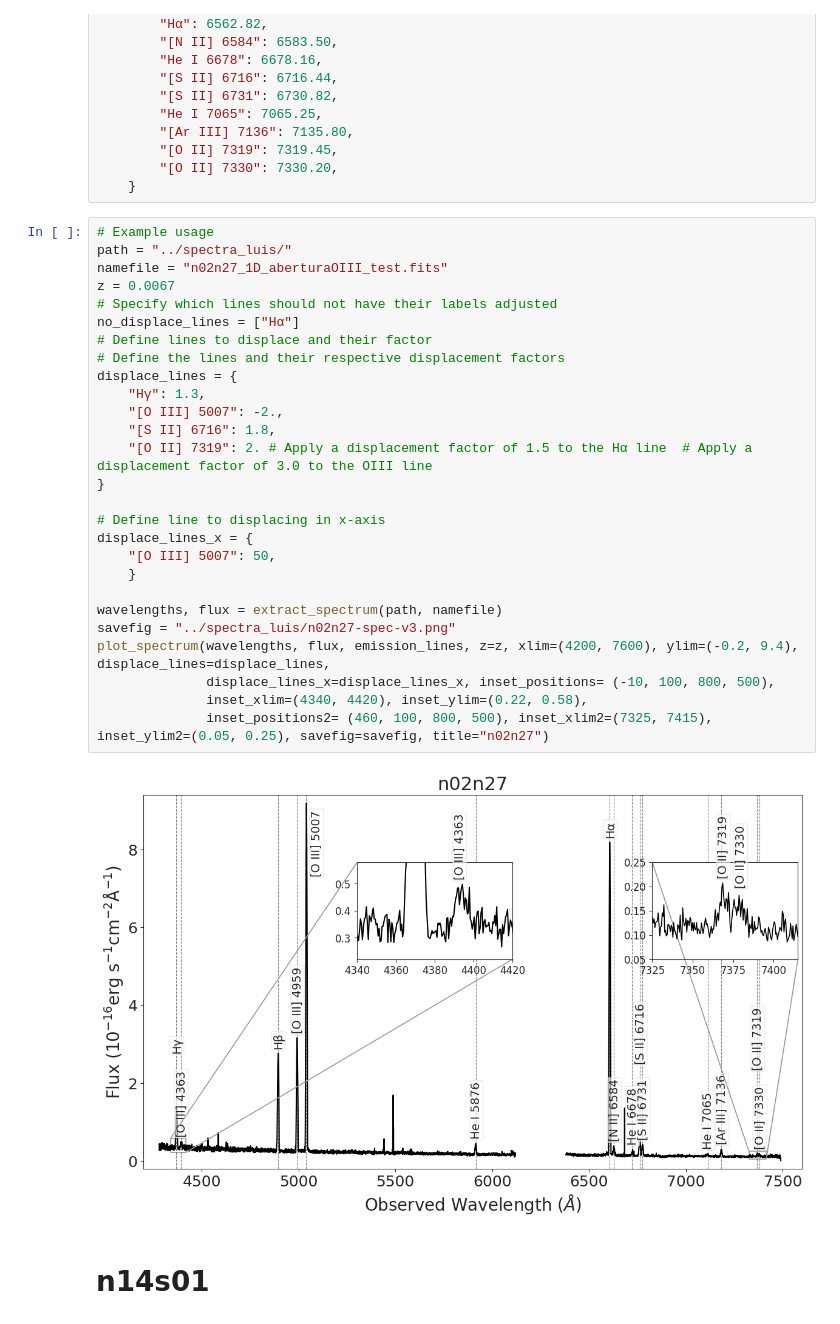
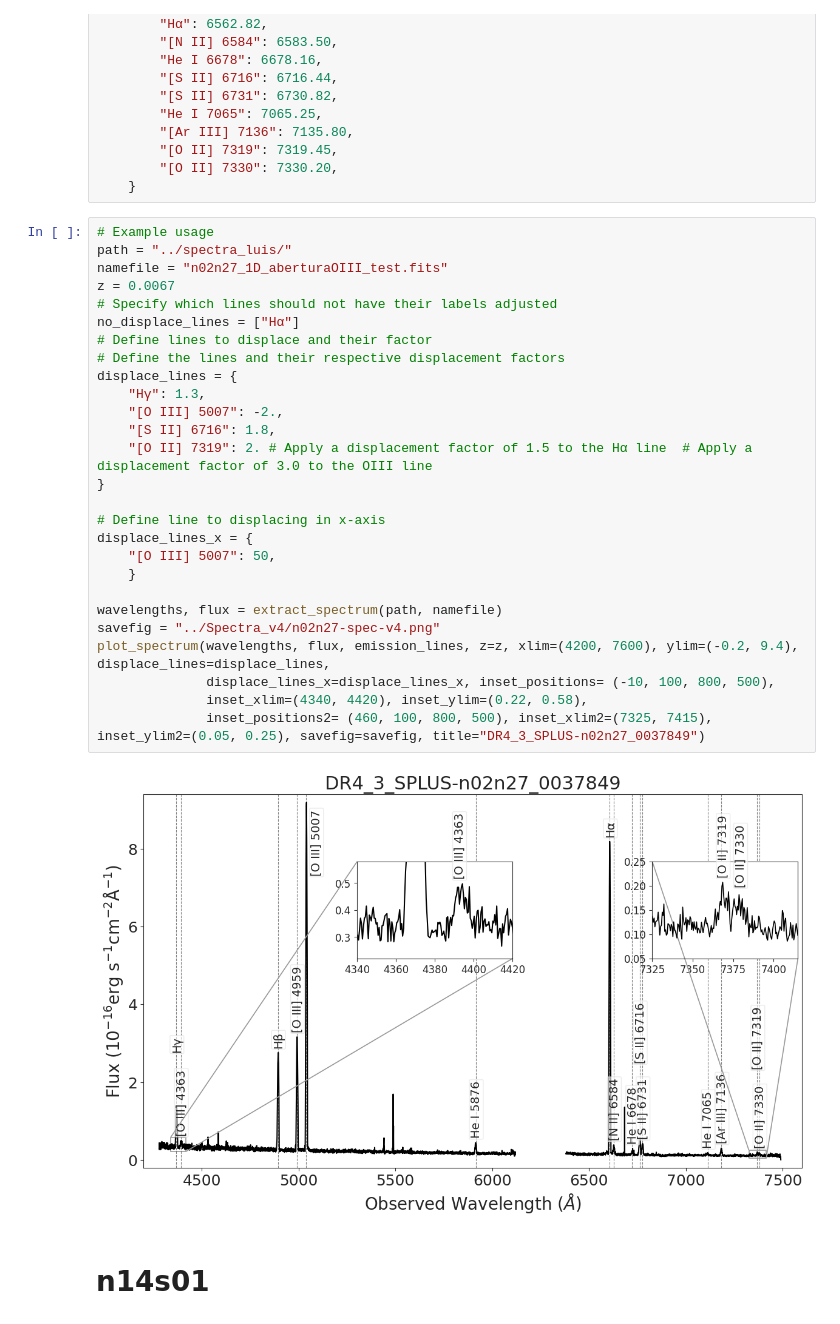
Before and after one commit to AngelGSoto/SpectraPlotterLabel, a Jupyter notebook: Notebooks/SpectraPlotterLabel_subplot-automatic_FITS_cleaned.ipynb, the cells around one changed output. Saved outputs shown, nothing was run; the diff lists cells and outputs as text.

```diff
--- a/Notebooks/SpectraPlotterLabel_subplot-automatic_FITS_cleaned.ipynb
+++ b/Notebooks/SpectraPlotterLabel_subplot-automatic_FITS_cleaned.ipynb
@@ -217,32 +217,32 @@ emission_lines = {
 # %%
 # Example usage
 path = "../spectra_luis/"
 namefile = "n02n27_1D_aberturaOIII_test.fits"
 z = 0.0067
 # Specify which lines should not have their labels adjusted
 no_displace_lines = ["Hα"]
 # Define lines to displace and their factor
 # Define the lines and their respective displacement factors
 displace_lines = {
     "Hγ": 1.3,
     "[O III] 5007": -2.,
     "[S II] 6716": 1.8,
     "[O II] 7319": 2. # Apply a displacement factor of 1.5 to the Hα line  # Apply a displacement factor of 3.0 to the OIII line
 }
 
 # Define line to displacing in x-axis
 displace_lines_x = {
     "[O III] 5007": 50,
     }
 
 wavelengths, flux = extract_spectrum(path, namefile)
-savefig = "../spectra_luis/n02n27-spec-v3.png"
+savefig = "../Spectra_v4/n02n27-spec-v4.png"
 plot_spectrum(wavelengths, flux, emission_lines, z=z, xlim=(4200, 7600), ylim=(-0.2, 9.4), displace_lines=displace_lines,
               displace_lines_x=displace_lines_x, inset_positions= (-10, 100, 800, 500),
               inset_xlim=(4340, 4420), inset_ylim=(0.22, 0.58),
-              inset_positions2= (460, 100, 800, 500), inset_xlim2=(7325, 7415), inset_ylim2=(0.05, 0.25), savefig=savefig, title="n02n27")
+              inset_positions2= (460, 100, 800, 500), inset_xlim2=(7325, 7415), inset_ylim2=(0.05, 0.25), savefig=savefig, title="DR4_3_SPLUS-n02n27_0037849")
 # %% [output]
-[figure, old version]
+[figure, new version]
 # %% [markdown]
 # n14s01
 # %%
```
Also changed, not shown: parts of 1 cell of this notebook, 10 other files.
